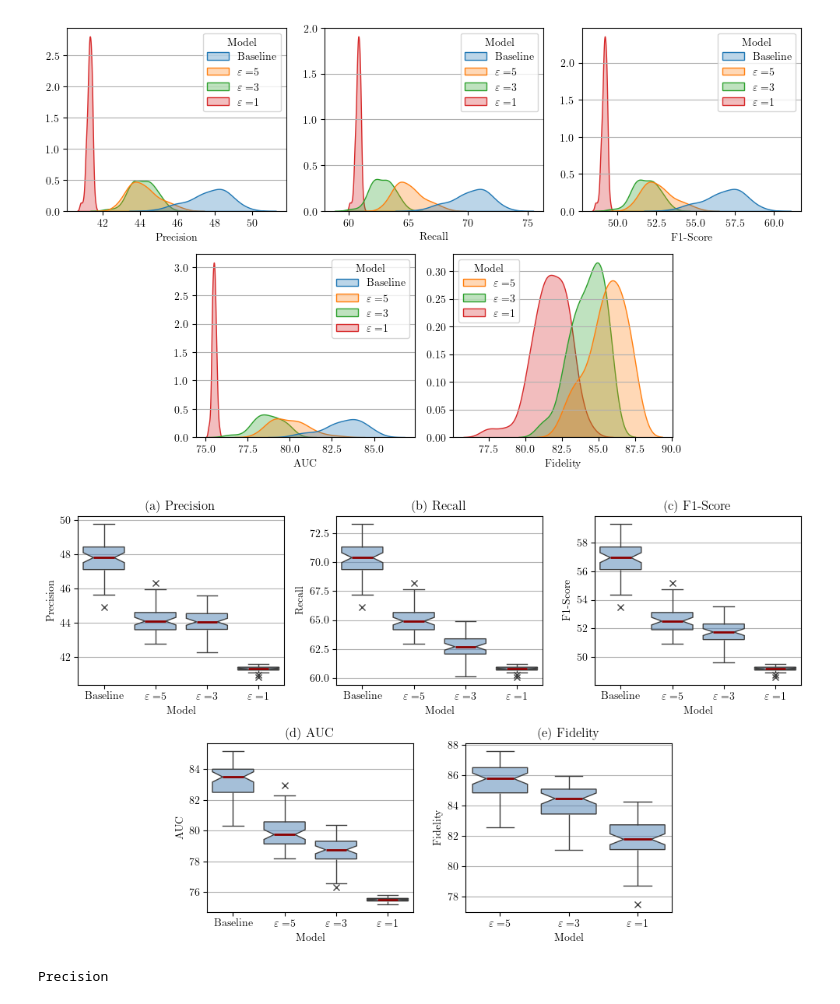
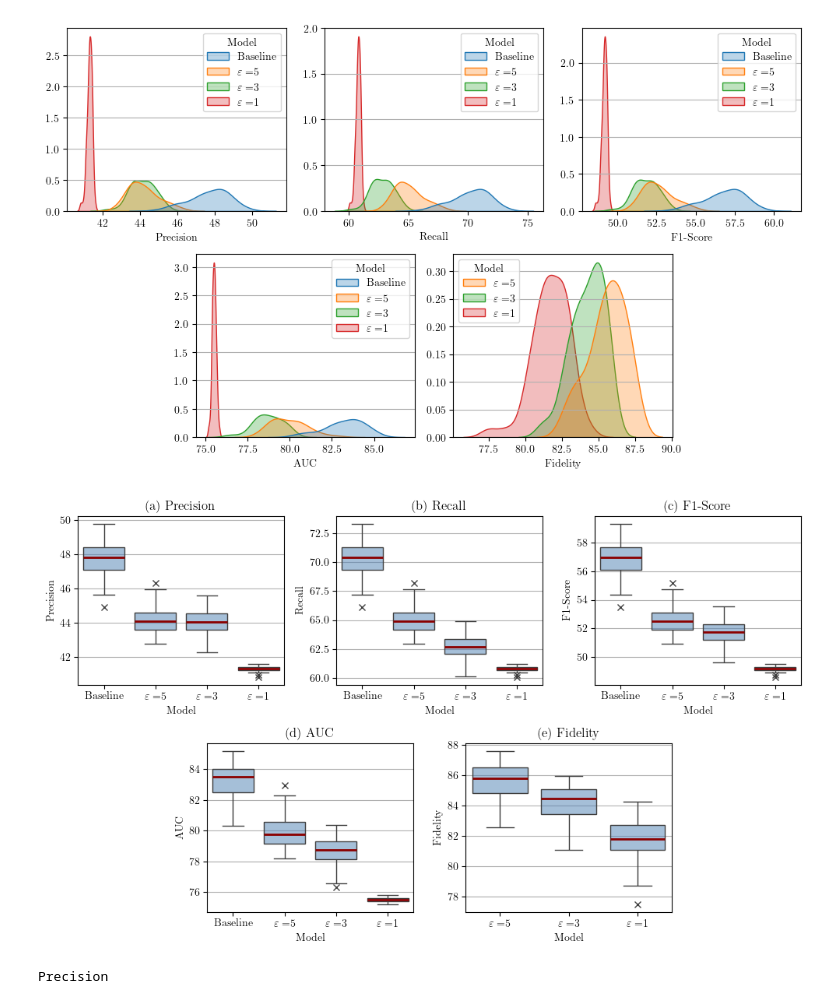
Before and after one commit to trinhkieuha/dp-shap-anomaly-detection, a Jupyter notebook: notebooks/07_Results_Analysis.ipynb, the cells around one changed output. Cells and saved outputs as stored; diff of their text form; code cells hidden in the pictures.

```diff
--- a/notebooks/07_Results_Analysis.ipynb
+++ b/notebooks/07_Results_Analysis.ipynb
@@ -63,6 +63,7 @@ summary_params.sort_values(["model", "epsilon"], inplace=True)
 summary_params.set_index(["model", "epsilon", "tuned_by"], inplace=True)
 summary_params.reset_index(names=["Model", "eps", "Tuning objective"], inplace=True)
 summary_params.fillna("-", inplace=True)
+summary_params.drop(columns=["q"], inplace=True)
 display(summary_params)
 
 # Generate LaTeX table using the requested format
@@ -78,7 +79,7 @@ latex_table = r"""\begin{sidewaystable}
     \scriptsize
     \begin{tabular}{llcccccccccc}
     \toprule
-    \textbf{Model} & $\varepsilon$ &\textbf{Tuned by} & \textbf{Hidden dimensions} & \textbf{Batch size} & \textbf{Dropout rate} & \textbf{Learning rate} & $\lambda$ & $\gamma$ & \textbf{Threshold} & $l_2$-norm clip & \textbf{Max Epochs} \\
+    \textbf{Model} & $\varepsilon$ &\textbf{Tuned by} & \textbf{Hidden dimensions} & \textbf{Batch size} & \textbf{Dropout rate} & \textbf{Learning rate} & $\boldsymbol{\lambda}$ & $\boldsymbol{\gamma}$ & \textbf{Threshold} & $\boldsymbol{l_2}$\textbf{-norm clip} & \textbf{Max Epochs} \\
     \midrule
 """
 model = "0"
@@ -346,35 +347,35 @@ plt.show()
 
 # Create subplots
 fig = plt.figure(figsize=(10, 6))
 gs = gridspec.GridSpec(2, 6, figure=fig)
 
 # Create 5 axes in custom positions
 axes = [
     fig.add_subplot(gs[0, :2]),  # Top-left
     fig.add_subplot(gs[0, 2:4]),  # Top-right
     fig.add_subplot(gs[0, 4:]),  # Middle-left
     fig.add_subplot(gs[1, 1:3]),  # Middle-right
     fig.add_subplot(gs[1, 3:5])   # Bottom row, spanning both columns (centered)
 ]
 
 for i, metric in enumerate(perf_stats.columns.tolist()[1:]):
     ax = axes[i]
     sub_perf_stats = perf_stats[perf_stats[metric].notnull()]
     sns.boxplot(data=sub_perf_stats, x="Model", y=metric, ax=axes[i],
         flierprops={"marker": "x"},
         boxprops={"facecolor": (.3, .5, .7, .5)},
         medianprops={"color": "darkred", "linewidth": 2},
-        notch=True, showcaps=True)
+        notch=False, showcaps=True)
     axes[i].set_xlabel("Model")
     axes[i].set_ylabel(metric)
     axes[i].grid(axis='y')
     axes[i].set_title(f"({chr(97 + i)}) {metric}")
 
 plt.tight_layout()
 plt.savefig("results/figures/performance_comparison_distr.png")
 plt.show()
 # %% [output]
-[figure, old version]
+[figure, new version]
 # %%
 # Paired t-test
 
```
Also changed, not shown: parts of 3 cells of this notebook, 9 other files.
